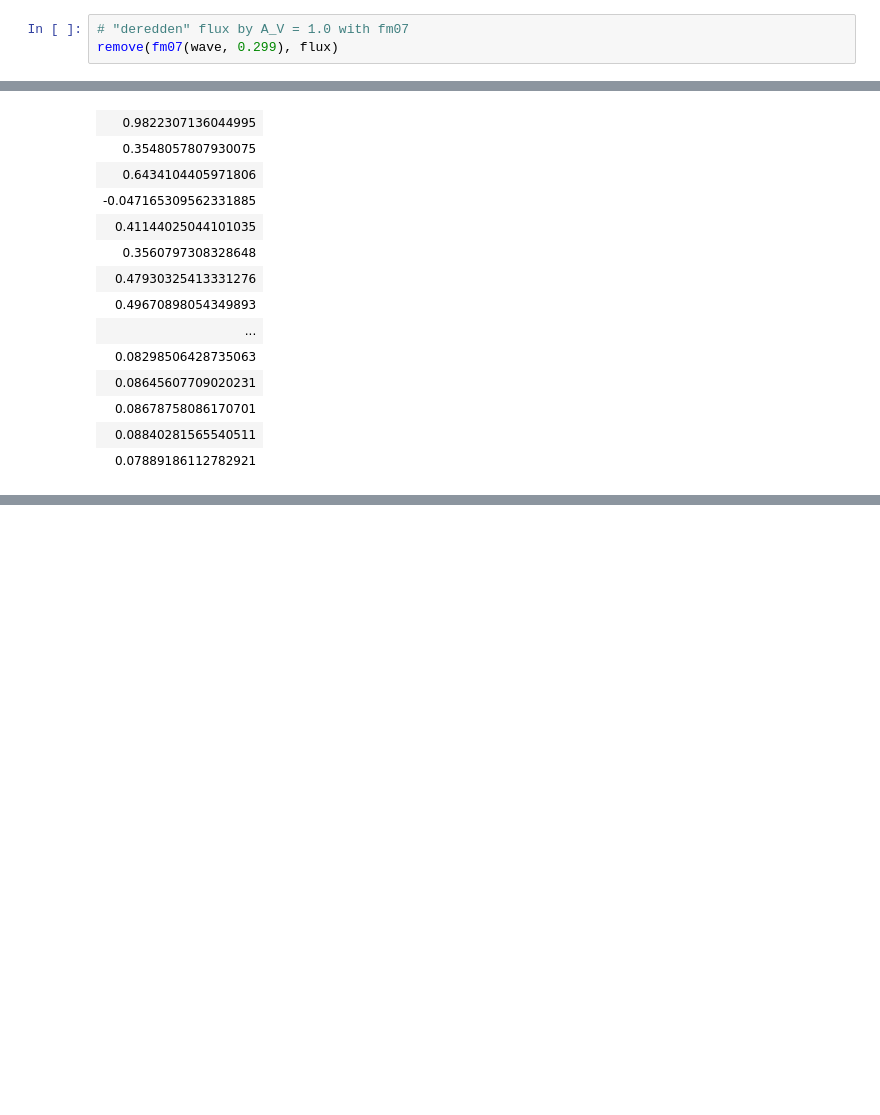
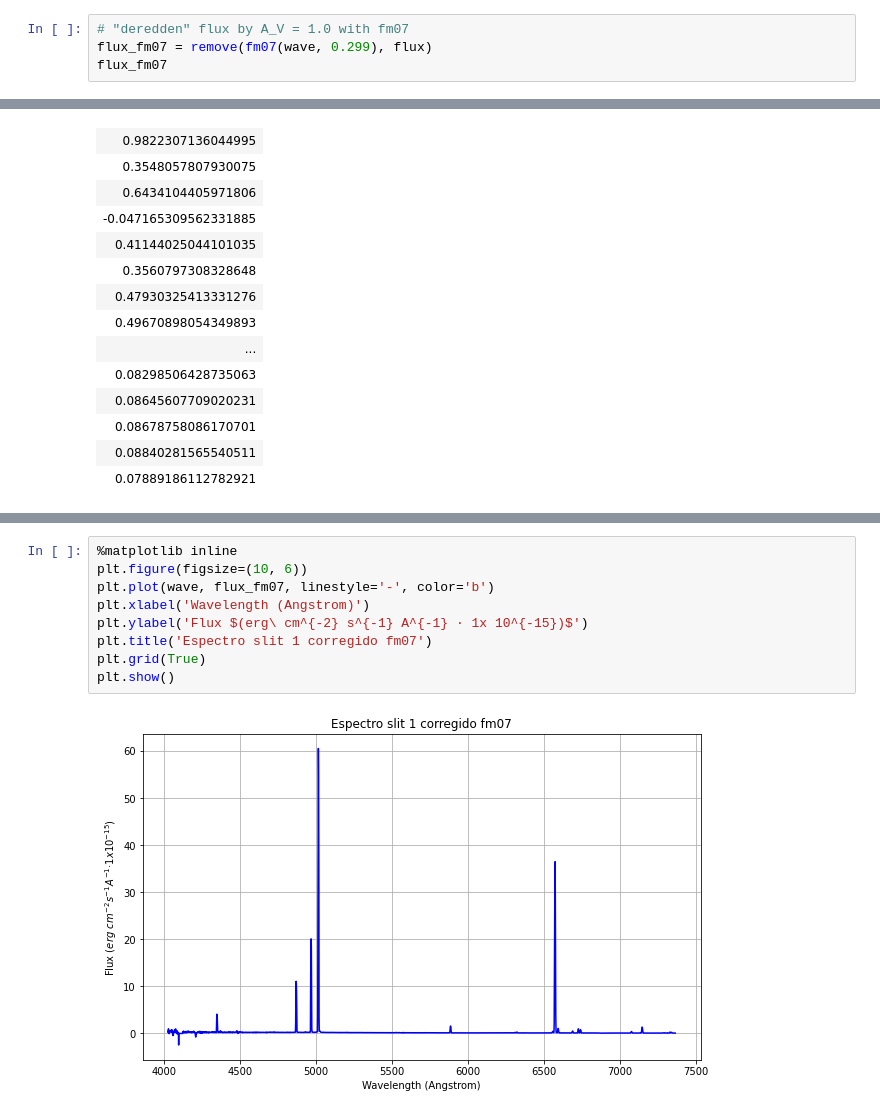
Before and after one commit to blnblnbln/TESIS, a Jupyter notebook: codes/ascii.ipynb, the cells around one changed output, grey strips where cells are left out. Saved outputs shown, nothing was run; the diff lists cells and outputs as text; blank space fills up the shorter version.

```diff
--- a/codes/ascii.ipynb
+++ b/codes/ascii.ipynb
@@ -98,7 +143,8 @@ remove(ccm89(wave, 0.299, 3.1), flux)
 | 0.08019239370570143 |
 # %%
 # "deredden" flux by A_V = 1.0 with fm07
-remove(fm07(wave, 0.299), flux)
+flux_fm07 = remove(fm07(wave, 0.299), flux)
+flux_fm07
 # %% [output]
 <Column name='flux' dtype='float64' length=2234>
 | 0.4153061053046626 |
@@ -141 +210,12 @@ remove(fitzpatrick99(wave, 0.299, 3.1), flux)
+# %%
+%matplotlib inline
+plt.figure(figsize=(10, 6))
+plt.plot(wave, flux_fm07, linestyle='-', color='b')
+plt.xlabel('Wavelength (Angstrom)')
+plt.ylabel('Flux $(erg\ cm^{-2} s^{-1} A^{-1} · 1x 10^{-15})$')
+plt.title('Espectro slit 1 corregido fm07')
+plt.grid(True)
+plt.show()
+# %% [output]
+[figure, added]
 # %%
```
Also changed, not shown: parts of 11 cells of this notebook, 1 other file.
